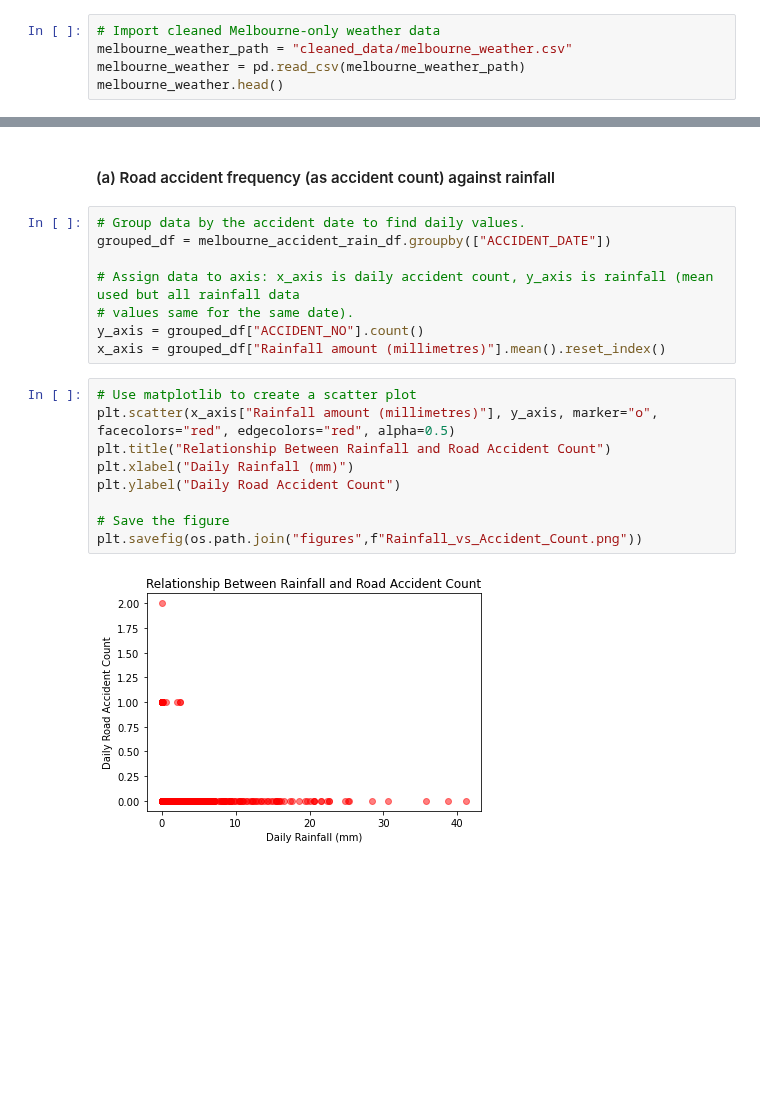
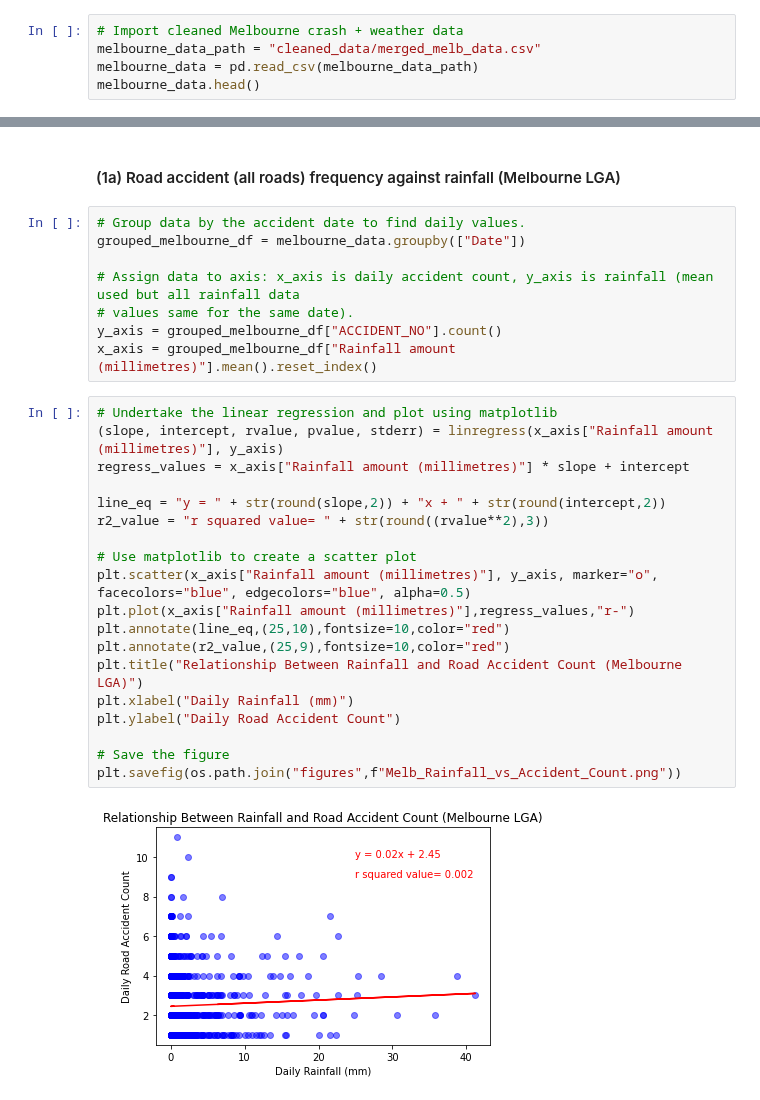
Before and after one commit to MarcusKorea/Crashes_in_Victoria, a Jupyter notebook: rainfall_analysis.ipynb, the cells around one changed output, grey strips where cells are left out. Saved outputs shown, nothing was run; the diff lists cells and outputs as text; blank space fills up the shorter version.

Commit message:
second attempt at adding updated melb and hume rainfall analysis and figures

```diff
--- a/rainfall_analysis.ipynb
+++ b/rainfall_analysis.ipynb
@@ -11,6 +12,6 @@ import scipy.stats as st
 # %%
-# Import cleaned Melbourne-only weather data
-melbourne_weather_path = "cleaned_data/melbourne_weather.csv"
-melbourne_weather = pd.read_csv(melbourne_weather_path)
-melbourne_weather.head()
+# Import cleaned Melbourne crash + weather data
+melbourne_data_path = "cleaned_data/merged_melb_data.csv"
+melbourne_data = pd.read_csv(melbourne_data_path)
+melbourne_data.head()
 # %% [output]
@@ -54,24 +25,34 @@ melbourne_accident_rain_df.head()
 # %% [markdown]
-#### (a) Road accident frequency (as accident count) against rainfall
+#### (1a) Road accident (all roads) frequency against rainfall (Melbourne LGA)
 # %%
 # Group data by the accident date to find daily values.
-grouped_df = melbourne_accident_rain_df.groupby(["ACCIDENT_DATE"])
+grouped_melbourne_df = melbourne_data.groupby(["Date"])
 
 # Assign data to axis: x_axis is daily accident count, y_axis is rainfall (mean used but all rainfall data
 # values same for the same date).
-y_axis = grouped_df["ACCIDENT_NO"].count()
-x_axis = grouped_df["Rainfall amount (millimetres)"].mean().reset_index()
+y_axis = grouped_melbourne_df["ACCIDENT_NO"].count()
+x_axis = grouped_melbourne_df["Rainfall amount (millimetres)"].mean().reset_index()
 # %%
+# Undertake the linear regression and plot using matplotlib
+(slope, intercept, rvalue, pvalue, stderr) = linregress(x_axis["Rainfall amount (millimetres)"], y_axis)
+regress_values = x_axis["Rainfall amount (millimetres)"] * slope + intercept
+
+line_eq = "y = " + str(round(slope,2)) + "x + " + str(round(intercept,2))
+r2_value = "r squared value= " + str(round((rvalue**2),3))
+
 # Use matplotlib to create a scatter plot
-plt.scatter(x_axis["Rainfall amount (millimetres)"], y_axis, marker="o", facecolors="red", edgecolors="red", alpha=0.5)
-plt.title("Relationship Between Rainfall and Road Accident Count")
+plt.scatter(x_axis["Rainfall amount (millimetres)"], y_axis, marker="o", facecolors="blue", edgecolors="blue", alpha=0.5)
+plt.plot(x_axis["Rainfall amount (millimetres)"],regress_values,"r-")
+plt.annotate(line_eq,(25,10),fontsize=10,color="red")
+plt.annotate(r2_value,(25,9),fontsize=10,color="red")
+plt.title("Relationship Between Rainfall and Road Accident Count (Melbourne LGA)")
 plt.xlabel("Daily Rainfall (mm)")
 plt.ylabel("Daily Road Accident Count")
 
 # Save the figure
-plt.savefig(os.path.join("figures",f"Rainfall_vs_Accident_Count.png"))
+plt.savefig(os.path.join("figures",f"Melb_Rainfall_vs_Accident_Count.png"))
 # %% [output]
-[figure, old version]
+[figure, new version]
 # %%
 # Calculating the correlation coefficient for daily rainfall and daily road accident count
 correlation = st.pearsonr(x_axis["Rainfall amount (millimetres)"], y_axis)
```
Also changed, not shown: parts of 40 cells of this notebook, 10 other files.
